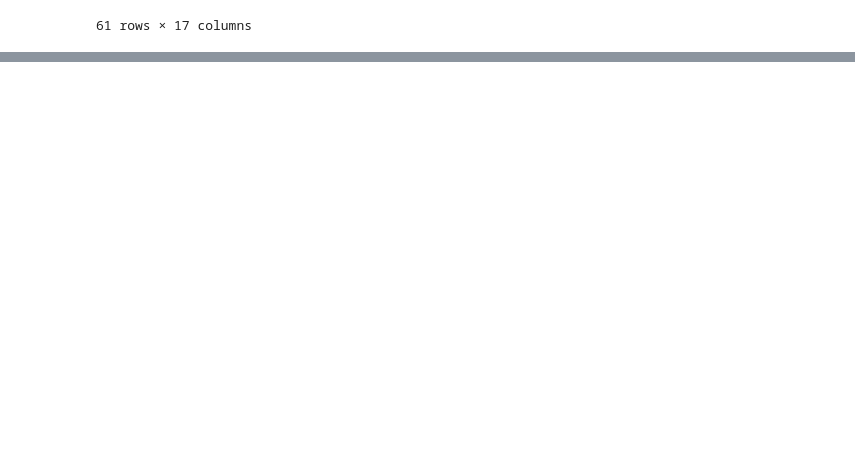
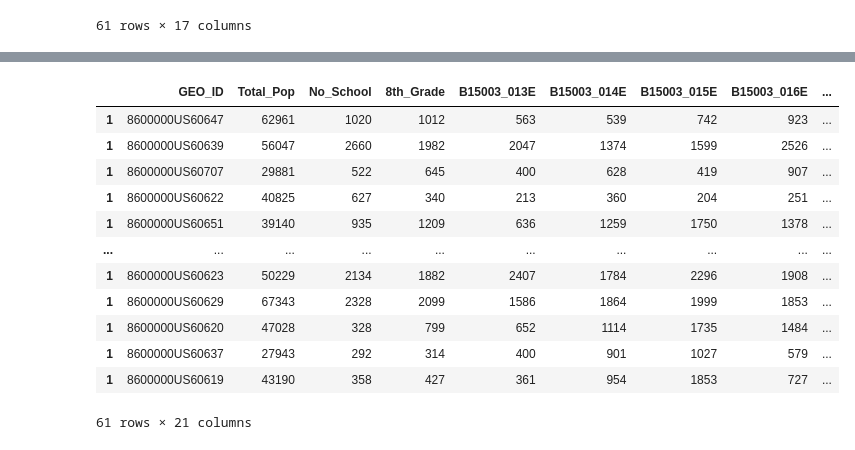
Before and after one commit to eisenba/etl_project, a Jupyter notebook: censusdata/CensusData.ipynb, the cells around one changed output, grey strips where cells are left out. Saved outputs shown, nothing was run; the diff lists cells and outputs as text; code cells hidden in the pictures; blank space fills up the shorter version.

Commit message:
Renames and consolidates columns

```diff
--- a/censusdata/CensusData.ipynb
+++ b/censusdata/CensusData.ipynb
@@ -135,3 +135,7 @@ Trying 60619
 | 1 | 8600000US60637 | 27943 | 292 | 314 | 400 | 901 | 1027 | 579 | ... |
 | 1 | 8600000US60619 | 43190 | 358 | 427 | 361 | 954 | 1853 | 727 | ... |
 61 rows × 17 columns
+# %%
+# Create zip code column
+selectB15003_full_df['ZIP'] = selectB15003_full_df['GEO_ID'].str[-5:]
+selectB15003_full_df
@@ -137,0 +156,25 @@ Trying 60619
+# %%
+# Consolidate and rename columns
+selectB15003_full_df.rename(columns = {'B15003_001E':'Total_Pop', 'B15003_002E':'No_School','B15003_012E':'8th_Grade',
+                                      'B15003_021E':'Assoc_Deg','B15003_022E':'Bach_Deg','B15003_023E':'Masters',
+                                       'B15003_024E':'Prof_Deg','B15003_025E':'Doctorate'}, inplace = True)
+selectB15003_full_df['Some_HS'] = selectB15003_full_df['B15003_013E'].astype('int64') + selectB15003_full_df['B15003_014E'].astype('int64')
++ selectB15003_full_df['B15003_015E'].astype('int64') + selectB15003_full_df['B15003_016E'].astype('int64')
+selectB15003_full_df['HS_or_GED'] = selectB15003_full_df['B15003_017E'].astype('int64') + selectB15003_full_df['B15003_018E'].astype('int64')
+selectB15003_full_df['Some_College'] = selectB15003_full_df['B15003_019E'].astype('int64') + selectB15003_full_df['B15003_020E'].astype('int64')
+
+selectB15003_full_df
+# %% [output]
+|  | GEO_ID | Total_Pop | No_School | 8th_Grade | B15003_013E | B15003_014E | B15003_015E | B15003_016E | ... |
+| 1 | 8600000US60647 | 62961 | 1020 | 1012 | 563 | 539 | 742 | 923 | ... |
+| 1 | 8600000US60639 | 56047 | 2660 | 1982 | 2047 | 1374 | 1599 | 2526 | ... |
+| 1 | 8600000US60707 | 29881 | 522 | 645 | 400 | 628 | 419 | 907 | ... |
+| 1 | 8600000US60622 | 40825 | 627 | 340 | 213 | 360 | 204 | 251 | ... |
+| 1 | 8600000US60651 | 39140 | 935 | 1209 | 636 | 1259 | 1750 | 1378 | ... |
+| ... | ... | ... | ... | ... | ... | ... | ... | ... | ... |
+| 1 | 8600000US60623 | 50229 | 2134 | 1882 | 2407 | 1784 | 2296 | 1908 | ... |
+| 1 | 8600000US60629 | 67343 | 2328 | 2099 | 1586 | 1864 | 1999 | 1853 | ... |
+| 1 | 8600000US60620 | 47028 | 328 | 799 | 652 | 1114 | 1735 | 1484 | ... |
+| 1 | 8600000US60637 | 27943 | 292 | 314 | 400 | 901 | 1027 | 579 | ... |
+| 1 | 8600000US60619 | 43190 | 358 | 427 | 361 | 954 | 1853 | 727 | ... |
+61 rows × 21 columns
```
Also changed, not shown: parts of 4 cells of this notebook.
